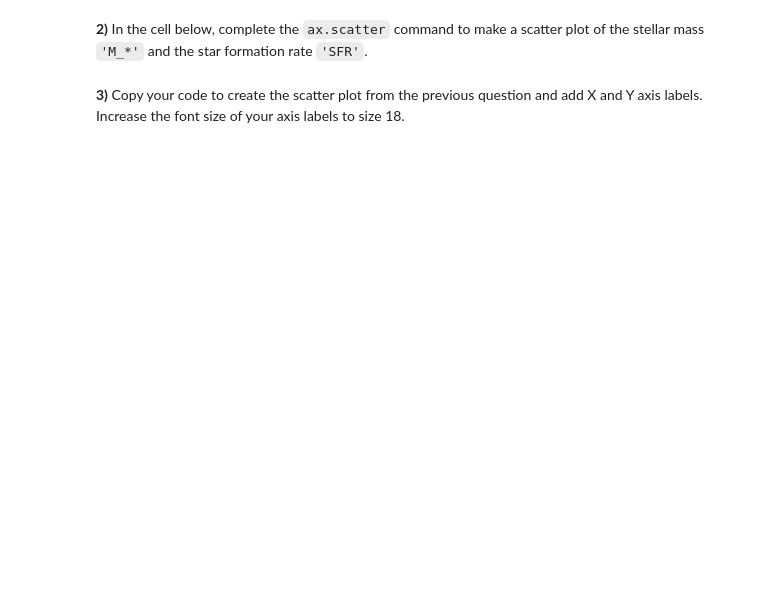
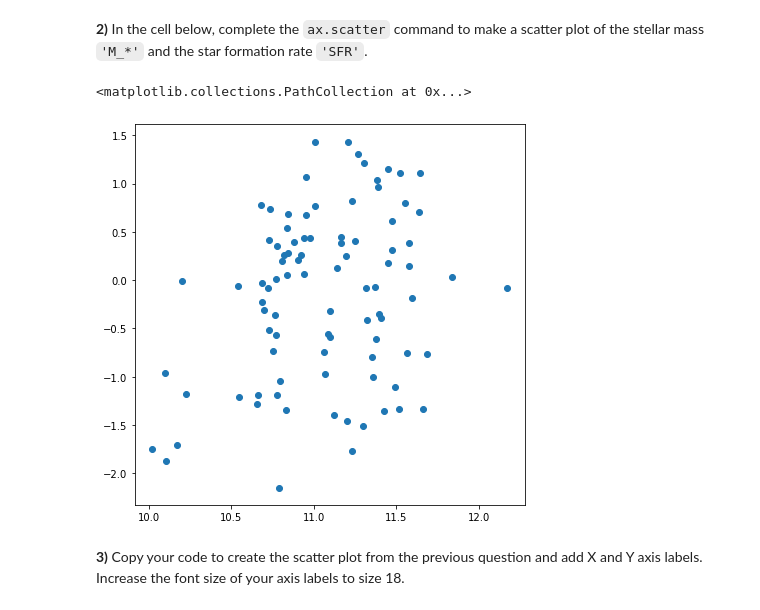
Before and after one commit to rachelbaer/ASTR-3190, a Jupyter notebook: lessons/FinalCoding_baer.ipynb, the cells around one changed output. Cells and saved outputs as stored; diff of their text form; code cells hidden in the pictures; blank space fills up the shorter version.

```diff
--- a/lessons/FinalCoding_baer.ipynb
+++ b/lessons/FinalCoding_baer.ipynb
@@ -30,4 +30,4 @@ import matplotlib.pyplot as plt #You need this to be able to plot!
 # %% [markdown]
 Read in the data file that was used to create the plots in Figure 1:
 # %%
-data = ascii.read('data/terrazas.txt',format='tab')
+data = ascii.read('/Users/Rachel Baer/AY3190sp22/homework/data/terrazas.txt',format='tab')
@@ -45,6 +82,9 @@ data['Name']
 **2)** In the cell below, complete the `ax.scatter` command to make a scatter plot of the stellar mass `'M_*'` and the star formation rate `'SFR'`.
 # %%
 fig, ax = plt.subplots(figsize=(7,7))
-ax.scatter(???,???)
+ax.scatter(data['M_*'],data['SFR'])
+# %% [output]
+<matplotlib.collections.PathCollection at 0x...>
+[figure, added]
 # %% [markdown]
 **3)** Copy your code to create the scatter plot from the previous question and add X and Y axis labels. Increase the font size of your axis labels to size 18.
```
Also changed, not shown: parts of 10 cells of this notebook.
